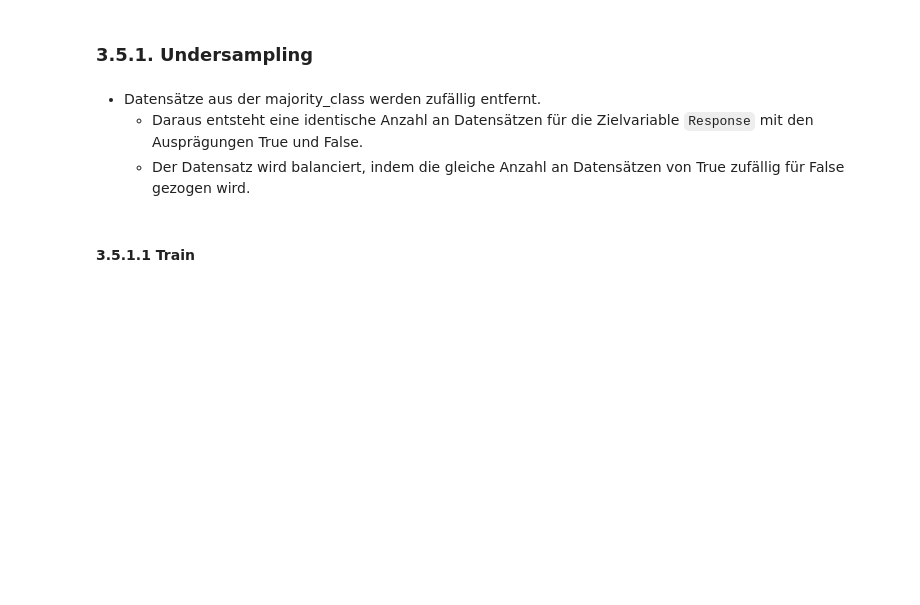
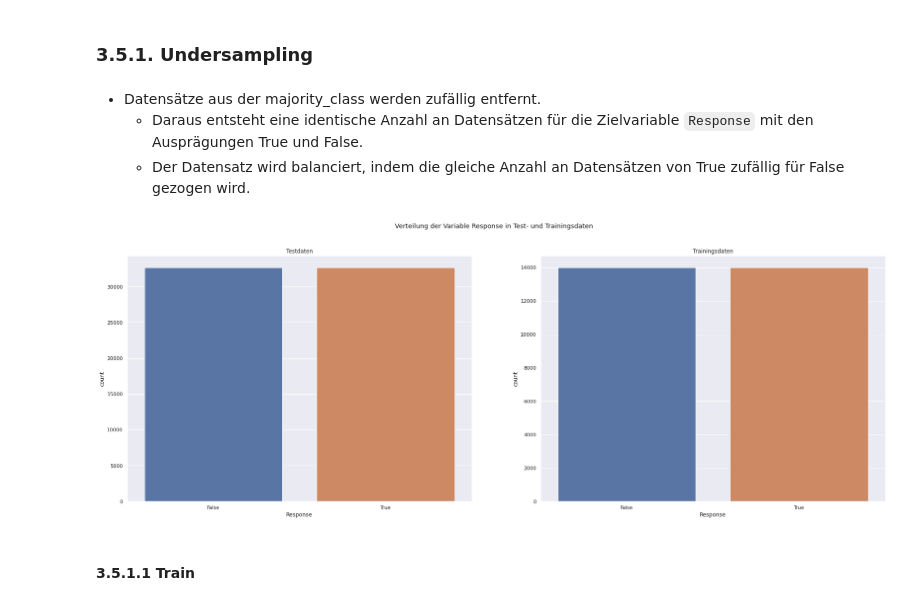
Before and after one commit to Oshimani/datanalaysispython_ws2122, a Jupyter notebook: DatenAnalyseMitPython.ipynb, the cells around one changed output. Saved outputs shown, nothing was run; the diff lists cells and outputs as text; code cells hidden in the pictures; blank space fills up the shorter version.

```diff
--- a/DatenAnalyseMitPython.ipynb
+++ b/DatenAnalyseMitPython.ipynb
@@ -957,40 +1284,30 @@ print(selected_values)
 # %% [markdown]
 ### 3.5.1. Undersampling <a class="anchor" id="section_3_4_1"></a>
 # %%
-def undersampling_dataset(imbalanced_dataset):
-    for element in imbalanced_dataset:
-        #Variable "Response" values count as integer
-        response_false_count, response_true_count = imbalanced_dataset["Response"].value_counts()
+def undersample(data: pd.DataFrame, col_name):
+        # Variable  values count as integer
+        response_false_count, response_true_count = data[col_name].value_counts()
 
-        #Seperate in bool values (True and False values)
-        seperate_response_false = imbalanced_dataset[imbalanced_dataset["Response"] == False]
-        seperate_response_true = imbalanced_dataset[imbalanced_dataset["Response"] == True]
+        # Seperate in bool values (True and False values)
+        seperate_response_false = data[data[col_name] == False]
+        seperate_response_true = data[data[col_name] == True]
 
-        #Undersampling to balance imbalanced datasets --> deleting samples from the majority class
+        # Undersampling to balance imbalanced datasets --> deleting samples from the majority class
         response_false_undersampling = seperate_response_false.sample(response_true_count)
         undersampling = pd.concat([response_false_undersampling, seperate_response_true], axis = 0)
 
-        #Plot after Undersampling
-        sns.set(rc={"figure.figsize":(10, 5)})
-        countplot =sns.countplot(x="Response", data=undersampling)
-        countplot.set_title("Balkendiagramm:" + "\n" + "Undersampling der Zielvariable Response" + "\n", fontsize = 16, weight="bold")
-        countplot.set_xlabel("Response", fontsize = 14, weight="bold")
-        countplot.set_ylabel("Count", fontsize = 14, weight="bold")
-
         return undersampling
-
-X_train.insert(len(X_train.columns), value=y_train, column="Response")
-X_test.insert(len(X_test.columns), value=y_test, column="Response")
-
-train_undersampling = undersampling_dataset(X_train)
-test_undersampling = undersampling_dataset(X_test)
-
-X_train.drop("Response", axis="columns", inplace=True)
-X_test.drop("Response", axis="columns", inplace=True)
 # %% [markdown]
 - Datensätze aus der majority_class werden zufällig entfernt.
     - Daraus entsteht eine identische Anzahl an Datensätzen für die Zielvariable `Response` mit den Ausprägungen True und False.
     - Der Datensatz wird balanciert, indem die gleiche Anzahl an Datensätzen von True zufällig für False gezogen wird.
+# %%
+train_undersampling = undersample(X_train, "Response")
+test_undersampling = undersample(X_test, "Response")
+
+plot_prop_of_split(test_undersampling, train_undersampling, "Response")
+# %% [output]
+[figure, added]
 # %% [markdown]
 #### 3.5.1.1 Train <a class="anchor" id="section_3_4_1_1"></a>
 # %%
```
Also changed, not shown: parts of 78 cells of this notebook.
